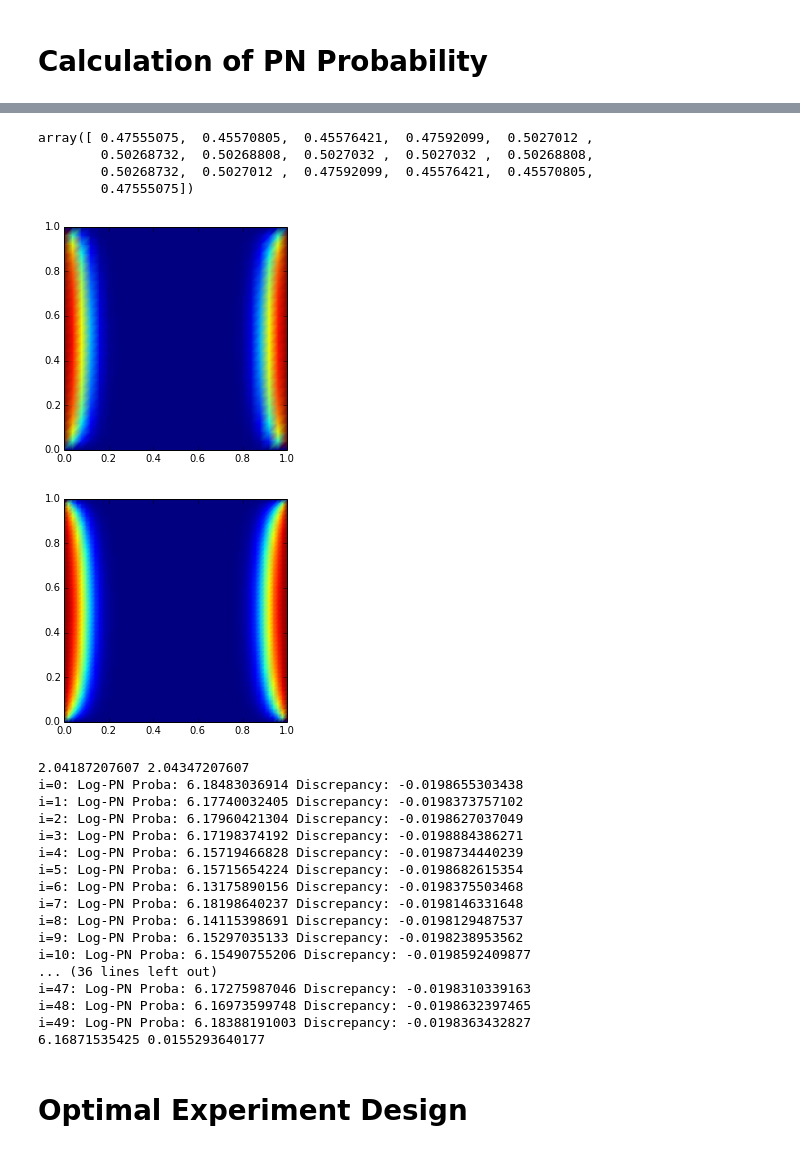
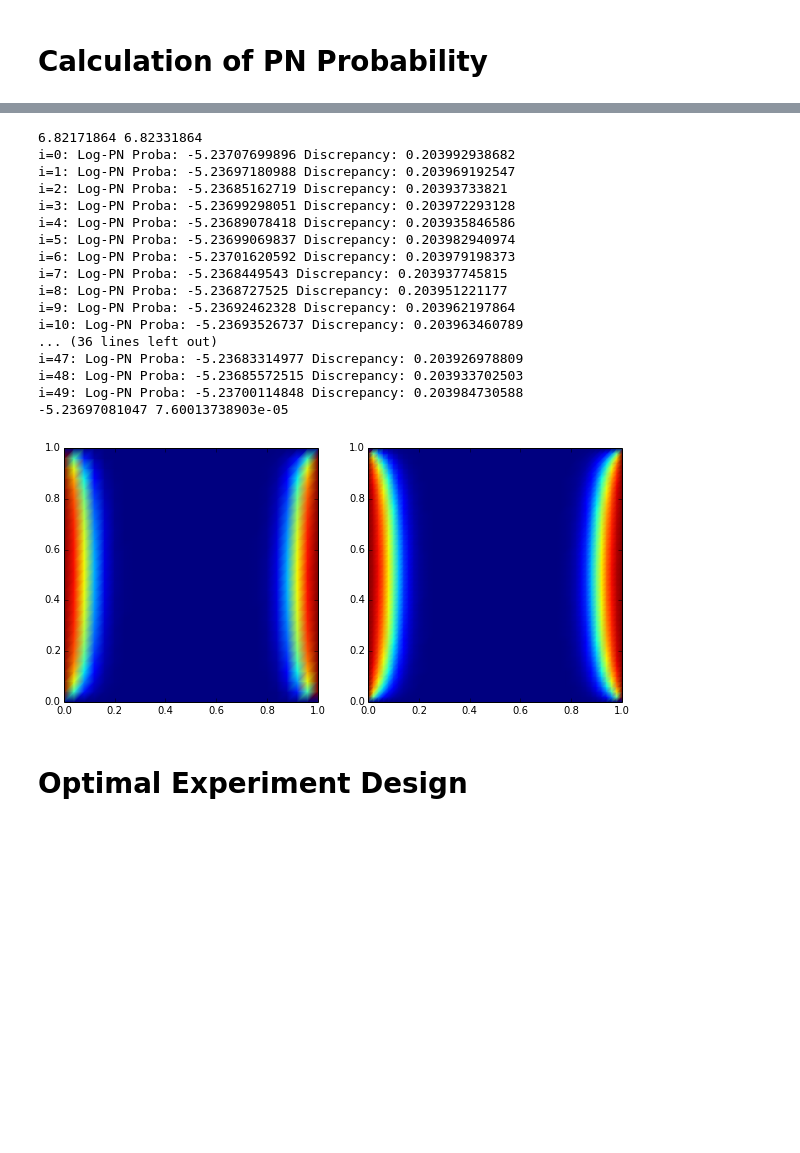
Before and after one commit to jcockayne/bayesian_pdes, a Jupyter notebook: notebooks/Allen-Cahn.ipynb, the cells around one changed output, grey strips where cells are left out. Cells and saved outputs as stored; diff of their text form; code cells hidden in the pictures; blank space fills up the shorter version.

```diff
--- a/notebooks/Allen-Cahn.ipynb
+++ b/notebooks/Allen-Cahn.ipynb
@@ -245,14 +235,18 @@ z_length_scale = ls
 # TODO: update after initial design
 kern_mat = np.exp(-distance.cdist(initial_design, initial_design) / (2*z_length_scale**2))
 #z_dist = scipy.stats.multivariate_normal(np.zeros(collocate_interior.shape[0]), kern_mat)
+# %%
+x_1, x_2, y_1, y_2 = sp.symbols('x_1 x_2 y_1 y_2')
+sigma = sp.symbols('sigma')
+k_sqexp = sp.exp(-((x_1 - y_1)**2 + (x_2 - y_2)**2) / (2*sigma**2))
 # %%
-allen_cahn_system_factory = allen_cahn.AllenCahnFactory()
+allen_cahn_system_factory = allen_cahn.AllenCahnFactory(k_sqexp, [x_1, x_2], [y_1, y_2], [sigma])
 # %%
 test_x, test_y = np.mgrid[0:1:10j, 0:1:10j]
 test = np.column_stack([test_x.ravel(), test_y.ravel()])
 # %%
 def sample_forward_posterior(delta, solutions, length_scale, z_rho, n_samples, interior_design, mixture, test_pts):
-    op_cache = allen_cahn_system_factory.get_operator_system(delta)
+    op_cache = allen_cahn_system_factory.get_operator_system(delta, use_cache=(not sample_ls))
     ops = op_cache.operators
     ops_bar = op_cache.operators_bar
 
@@ -272,7 +266,7 @@ def sample_forward_posterior(delta, solutions, length_scale, z_rho, n_samples, i
         (collocate_boundary, None)
     ]
 
-    posterior = bayesian_pdes.collocate(ops, ops_bar, None, None, obs, op_cache, fun_args=np.array([ls]))
+    posterior = bayesian_pdes.collocate(ops, ops_bar, None, None, obs, op_cache, fun_args=np.array([length_scale]))
     true_locations, true_values = true_obs
     dot_with_rhs, cov = posterior.no_obs_posterior(test_pts)
     mean = np.zeros((n_samples, test_pts.shape[0]))
@@ -287,7 +281,7 @@ def sample_forward_posterior(delta, solutions, length_scale, z_rho, n_samples, i
         mean[i,:] = mu
     return mean, cov
 # %%
-mean, cov = sample_forward_posterior(0.04, true_solutions, ls, 1e-3, 1, initial_design, 0, test)
+mean, cov = sample_forward_posterior(0.04, true_solutions, init_ls, 1e-3, 100, initial_design, 0, test)
 plt.contourf(test_x, test_y, mean.mean(axis=0).reshape(test_x.shape), 50)
 plt.colorbar()
 plt.scatter(initial_design[:,0], initial_design[:,1])
@@ -299,10 +293,3 @@ plt.xlim([0,1]); plt.ylim([0,1])
-# %%
-mean.mean(axis=1) - true_solution_values
-# %% [output]
-array([ 0.47555075,  0.45570805,  0.45576421,  0.47592099,  0.5027012 ,
-        0.50268732,  0.50268808,  0.5027032 ,  0.5027032 ,  0.50268808,
-        0.50268732,  0.5027012 ,  0.47592099,  0.45576421,  0.45570805,
-        0.47555075])
 # %%
 def log_p_pn_estimate(true_obs, delta, solutions, length_scale, sigma, rho, n_samples, mixture, design, debug=False):
     means, cov = sample_forward_posterior(delta, solutions, length_scale, rho, n_samples, design, mixture, data_pts)
@@ -329,32 +316,32 @@ def log_p_pn_estimate(true_obs, delta, solutions, length_scale, sigma, rho, n_sa
     return estimates
 # %%
 cur_solutions = find_solutions(0.04, 25)
+plt.figure(figsize=(10,5))
+plt.subplot(121)
 plot(cur_solutions[1])
-plt.show(); plt.close();
+plt.subplot(122)
 plot(true_solutions[0])
-plt.show(); plt.close();
-e = log_p_pn_estimate(true_obs, 0.04, cur_solutions, ls, noise_variance, 1e-4, 50, 1, initial_design, debug=True)
+e = log_p_pn_estimate(true_obs, 0.04, cur_solutions, init_ls, noise_variance, 1e-4, 50, 1, initial_design, debug=True)
 print(np.mean(e), np.std(e))
 # %% [output]
+6.82171864 6.82331864
+i=0: Log-PN Proba: -5.23707699896 Discrepancy: 0.203992938682
+i=1: Log-PN Proba: -5.23697180988 Discrepancy: 0.203969192547
+i=2: Log-PN Proba: -5.23685162719 Discrepancy: 0.20393733821
+i=3: Log-PN Proba: -5.23699298051 Discrepancy: 0.203972293128
+i=4: Log-PN Proba: -5.23689078418 Discrepancy: 0.203935846586
+i=5: Log-PN Proba: -5.23699069837 Discrepancy: 0.203982940974
+i=6: Log-PN Proba: -5.23701620592 Discrepancy: 0.203979198373
+i=7: Log-PN Proba: -5.2368449543 Discrepancy: 0.203937745815
+i=8: Log-PN Proba: -5.2368727525 Discrepancy: 0.203951221177
+i=9: Log-PN Proba: -5.23692462328 Discrepancy: 0.203962197864
+i=10: Log-PN Proba: -5.23693526737 Discrepancy: 0.203963460789
+... (36 lines left out)
+i=47: Log-PN Proba: -5.23683314977 Discrepancy: 0.203926978809
+i=48: Log-PN Proba: -5.23685572515 Discrepancy: 0.203933702503
+i=49: Log-PN Proba: -5.23700114848 Discrepancy: 0.203984730588
+-5.23697081047 7.60013738903e-05
-[figure, old version]
+[figure, new version]
-[figure, removed]
-2.04187207607 2.04347207607
-i=0: Log-PN Proba: 6.18483036914 Discrepancy: -0.0198655303438
-i=1: Log-PN Proba: 6.17740032405 Discrepancy: -0.0198373757102
-i=2: Log-PN Proba: 6.17960421304 Discrepancy: -0.0198627037049
-i=3: Log-PN Proba: 6.17198374192 Discrepancy: -0.0198884386271
-i=4: Log-PN Proba: 6.15719466828 Discrepancy: -0.0198734440239
-i=5: Log-PN Proba: 6.15715654224 Discrepancy: -0.0198682615354
-i=6: Log-PN Proba: 6.13175890156 Discrepancy: -0.0198375503468
-i=7: Log-PN Proba: 6.18198640237 Discrepancy: -0.0198146331648
-i=8: Log-PN Proba: 6.14115398691 Discrepancy: -0.0198129487537
-i=9: Log-PN Proba: 6.15297035133 Discrepancy: -0.0198238953562
-i=10: Log-PN Proba: 6.15490755206 Discrepancy: -0.0198592409877
-... (36 lines left out)
-i=47: Log-PN Proba: 6.17275987046 Discrepancy: -0.0198310339163
-i=48: Log-PN Proba: 6.16973599748 Discrepancy: -0.0198632397465
-i=49: Log-PN Proba: 6.18388191003 Discrepancy: -0.0198363432827
-6.16871535425 0.0155293640177
 # %% [markdown]
 # Optimal Experiment Design
 # %%
```
Also changed, not shown: parts of 22 cells of this notebook, 16 other files.
